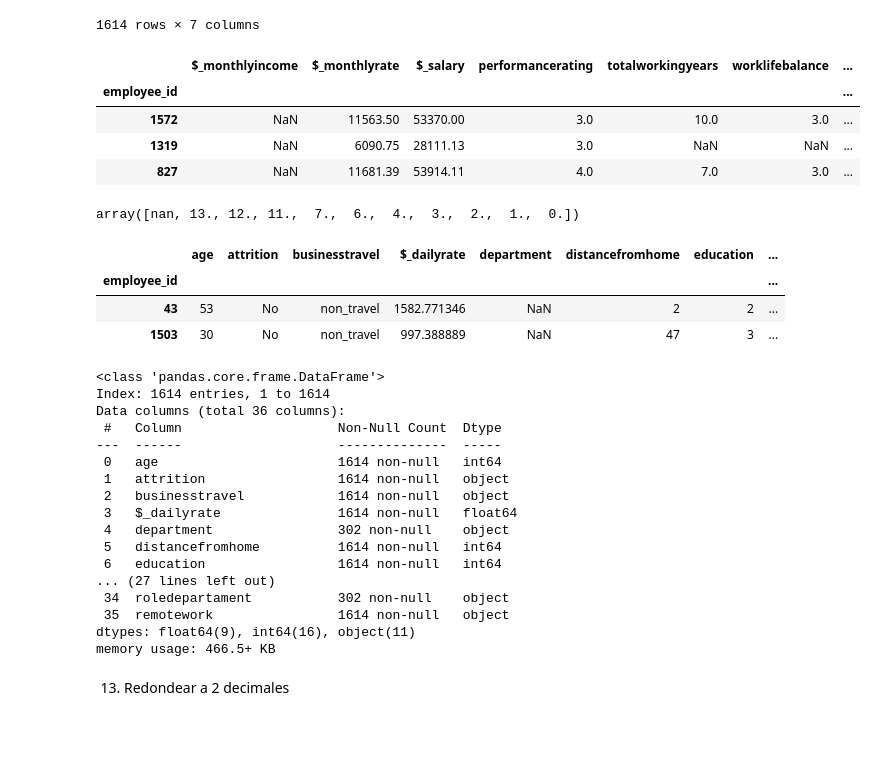
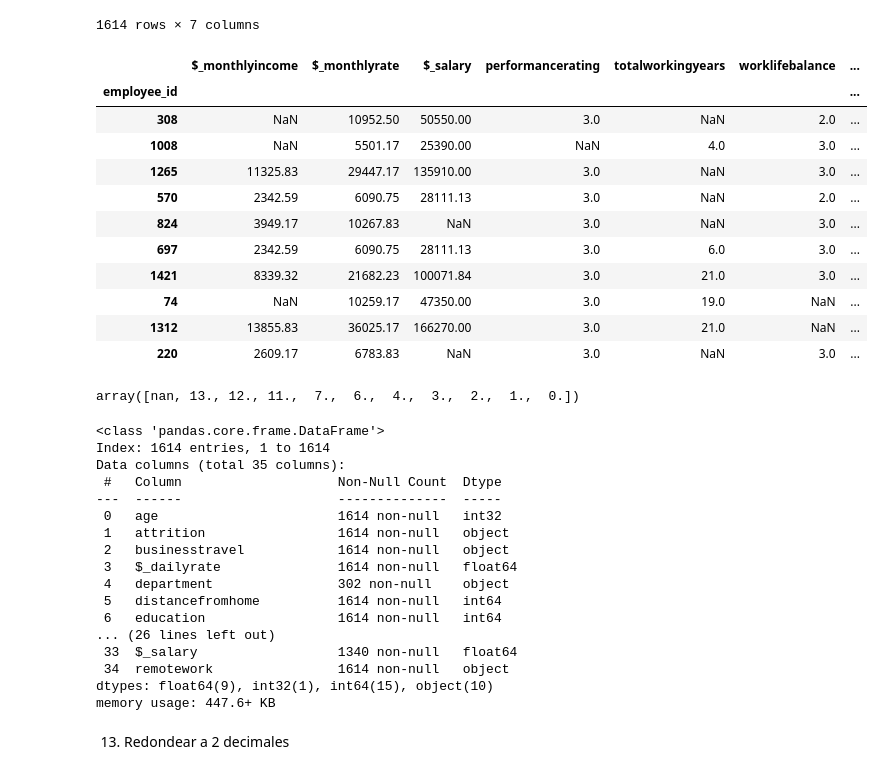
Before and after one commit to anamolinero/borrador_equipo5, a Jupyter notebook: fase_2_limpieza/Limpeza_df.ipynb, the cells around one changed output. Saved outputs shown, nothing was run; the diff lists cells and outputs as text; code cells hidden in the pictures; blank space fills up the shorter version.

```diff
--- a/fase_2_limpieza/Limpeza_df.ipynb
+++ b/fase_2_limpieza/Limpeza_df.ipynb
@@ -4,7 +4,8 @@ import numpy as np
 
 pd.set_option('display.max_columns', None)
 # %%
-df = pd.read_csv("hr_raw_data.csv", index_col = 0)
+df = pd.read_csv("C:/Users/Usuario/Documents/Adalab49/Módulo 3/Proyecto_módulo 3/hr_raw_data.csv", index_col = 0)
+
 
 df.sample(3)
 # %% [output]
@@ -15,7 +16,7 @@ df.sample(3)
 # %% [markdown]
 1. Eliminar columnas que no necesitamos y duplicadas.
 # %%
-df.drop(['employeecount', "over18", "numberchildren", "sameasmonthlyincome"], axis=1, inplace=True)
+df.drop(['employeecount', "over18", "numberchildren", "sameasmonthlyincome","roledepartament"], axis=1, inplace=True)
 # %%
 df.columns
 # %% [output]
@@ -181,7 +148,7 @@ Index(['age', 'attrition', 'businesstravel', '$_dailyrate', 'department',
 # %%
 #Hemos hecho este bucle para convertir todos los datos de las columnas en minusculas
 # Lista de columnas a convertir en minúsculas
-columnas_minus = ['department', 'educationfield', 'jobrole', 'maritalstatus',"roledepartament", "standardhours", "remotework", "overtime"]
+columnas_minus = ['department', 'educationfield', 'jobrole', 'maritalstatus', "standardhours", "remotework", "overtime"]
 # Bucle solo para esas columnas
 for columna in columnas_minus:
     df[columna] = df[columna].str.lower()
@@ -314,44 +284,44 @@ columnas_a_convertir = ["$_monthlyincome", "$_monthlyrate", "$_salary","performa
 for col in columnas_a_convertir:
     df[col] = limpiar_columna(df[col])
 # %%
-df[columnas_a_convertir].sample(3)
+df[columnas_a_convertir].sample(10)
 # %% [output]
 |  | $_monthlyincome | $_monthlyrate | $_salary | performancerating | totalworkingyears | worklifebalance | ... |
 | employee_id |  |  |  |  |  |  | ... |
-| 1572 | NaN | 11563.50 | 53370.00 | 3.0 | 10.0 | 3.0 | ... |
-| 1319 | NaN | 6090.75 | 28111.13 | 3.0 | NaN | NaN | ... |
-| 827 | NaN | 11681.39 | 53914.11 | 4.0 | 7.0 | 3.0 | ... |
+| 308 | NaN | 10952.50 | 50550.00 | 3.0 | NaN | 2.0 | ... |
+| 1008 | NaN | 5501.17 | 25390.00 | NaN | 4.0 | 3.0 | ... |
+| 1265 | 11325.83 | 29447.17 | 135910.00 | 3.0 | NaN | 3.0 | ... |
+| 570 | 2342.59 | 6090.75 | 28111.13 | 3.0 | NaN | 2.0 | ... |
+| 824 | 3949.17 | 10267.83 | NaN | 3.0 | NaN | 3.0 | ... |
+| 697 | 2342.59 | 6090.75 | 28111.13 | 3.0 | 6.0 | 3.0 | ... |
+| 1421 | 8339.32 | 21682.23 | 100071.84 | 3.0 | 21.0 | 3.0 | ... |
+| 74 | NaN | 10259.17 | 47350.00 | 3.0 | 19.0 | NaN | ... |
+| 1312 | 13855.83 | 36025.17 | 166270.00 | 3.0 | 21.0 | NaN | ... |
+| 220 | 2609.17 | 6783.83 | NaN | 3.0 | NaN | 3.0 | ... |
 # %%
 df["yearsincurrentrole"].unique()
 # %% [output]
 array([nan, 13., 12., 11.,  7.,  6.,  4.,  3.,  2.,  1.,  0.])
-# %%
-df.sample(2)
-# %% [output]
-|  | age | attrition | businesstravel | $_dailyrate | department | distancefromhome | education | ... |
-| employee_id |  |  |  |  |  |  |  | ... |
-| 43 | 53 | No | non_travel | 1582.771346 | NaN | 2 | 2 | ... |
-| 1503 | 30 | No | non_travel | 997.388889 | NaN | 47 | 3 | ... |
 # %%
 df.info()
 # %% [output]
 <class 'pandas.core.frame.DataFrame'>
 Index: 1614 entries, 1 to 1614
-Data columns (total 36 columns):
+Data columns (total 35 columns):
  #   Column                    Non-Null Count  Dtype
 ---  ------                    --------------  -----
- 0   age                       1614 non-null   int64
+ 0   age                       1614 non-null   int32
  1   attrition                 1614 non-null   object
  2   businesstravel            1614 non-null   object
  3   $_dailyrate               1614 non-null   float64
  4   department                302 non-null    object
  5   distancefromhome          1614 non-null   int64
  6   education                 1614 non-null   int64
-... (27 lines left out)
- 34  roledepartament           302 non-null    object
- 35  remotework                1614 non-null   object
-dtypes: float64(9), int64(16), object(11)
-memory usage: 466.5+ KB
+... (26 lines left out)
+ 33  $_salary                  1340 non-null   float64
+ 34  remotework                1614 non-null   object
+dtypes: float64(9), int32(1), int64(15), object(10)
+memory usage: 447.6+ KB
 # %% [markdown]
 13. Redondear a 2 decimales
 # %%
```
Also changed, not shown: parts of 24 cells of this notebook, 6 other files.
